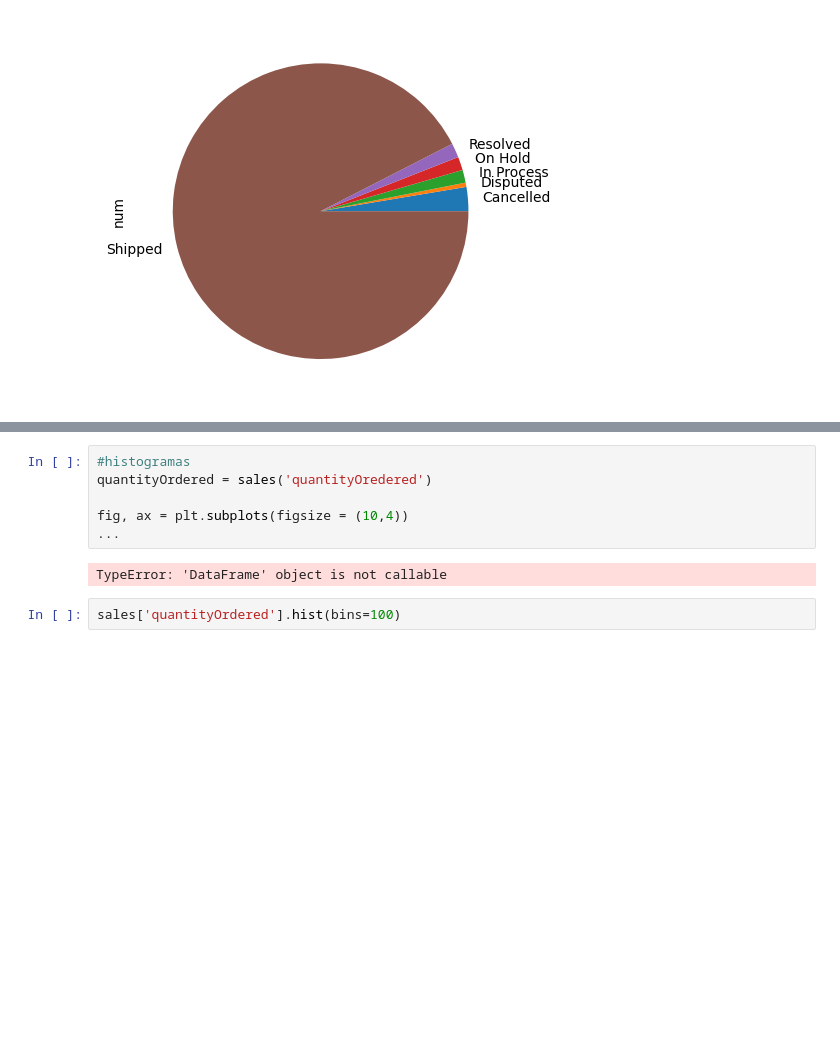
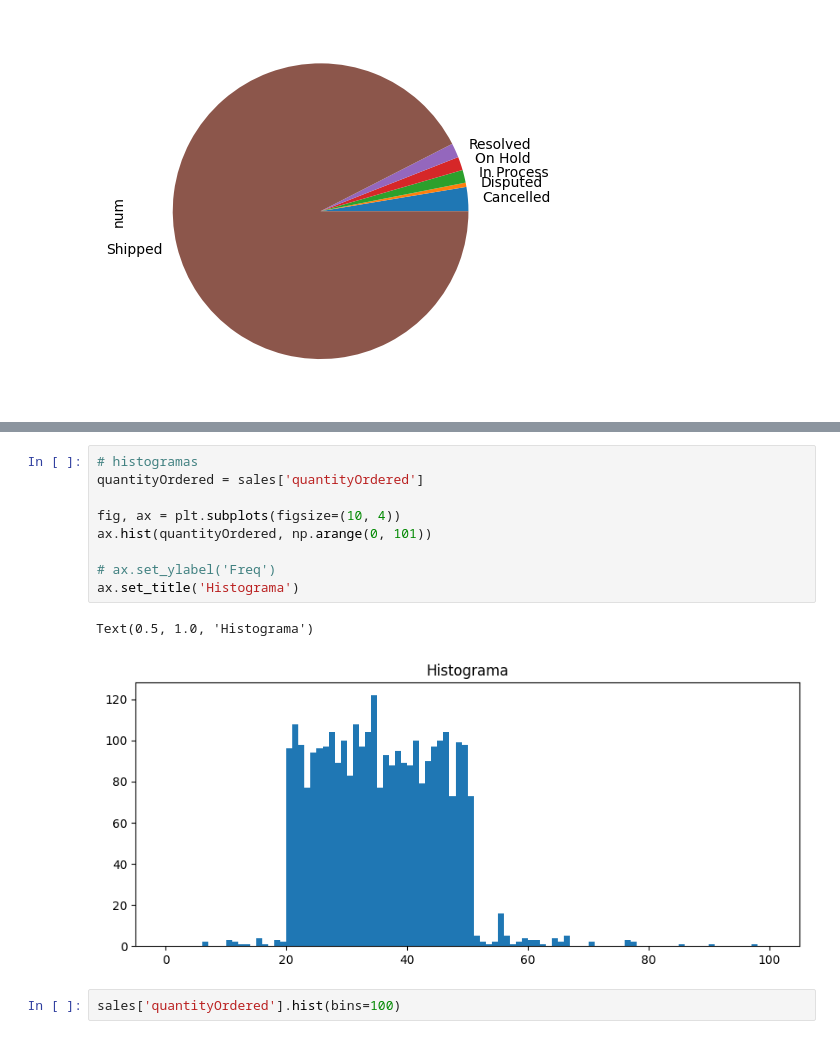
Before and after one commit to Patri-data12/pythonformacion, a Jupyter notebook: visualizacion/ejercicio_visualizacion.ipynb, the cells around one changed output, grey strips where cells are left out. Drawn from its saved outputs; the diff is of its cells as text; blank space fills up the shorter version.

```diff
--- a/visualizacion/ejercicio_visualizacion.ipynb
+++ b/visualizacion/ejercicio_visualizacion.ipynb
@@ -110,11 +115,15 @@ for i in range(0,3):
 # %%
-#histogramas
-quantityOrdered = sales('quantityOredered')
+# histogramas
+quantityOrdered = sales['quantityOrdered']
 
-fig, ax = plt.subplots(figsize = (10,4))
-...
+fig, ax = plt.subplots(figsize=(10, 4))
+ax.hist(quantityOrdered, np.arange(0, 101))
+
+# ax.set_ylabel('Freq')
+ax.set_title('Histograma')
 # %% [output]
-TypeError: 'DataFrame' object is not callable
+Text(0.5, 1.0, 'Histograma')
+[figure, added]
 # %%
 sales['quantityOrdered'].hist(bins=100)
 # %% [output]
```
Also changed, not shown: parts of 5 cells of this notebook, 1 other file.
